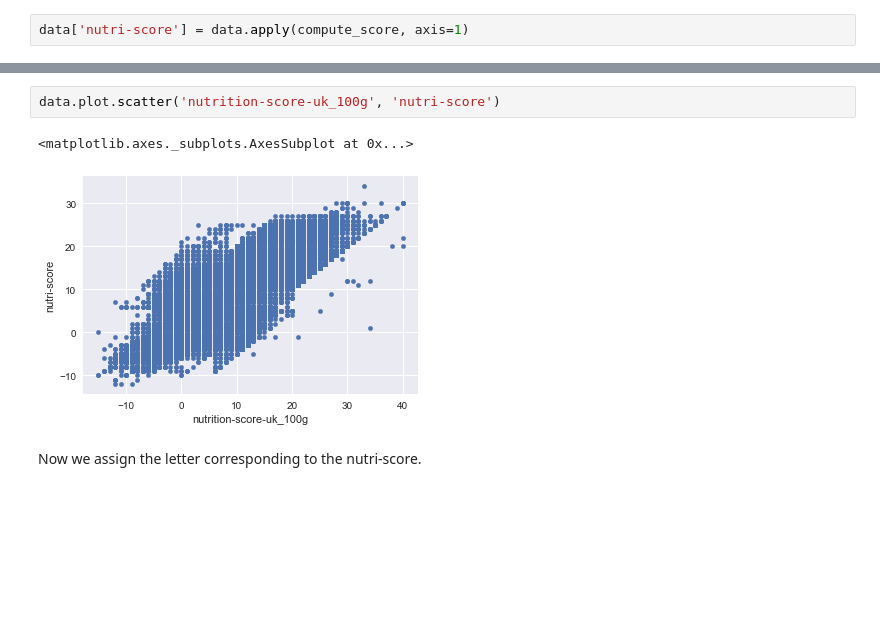
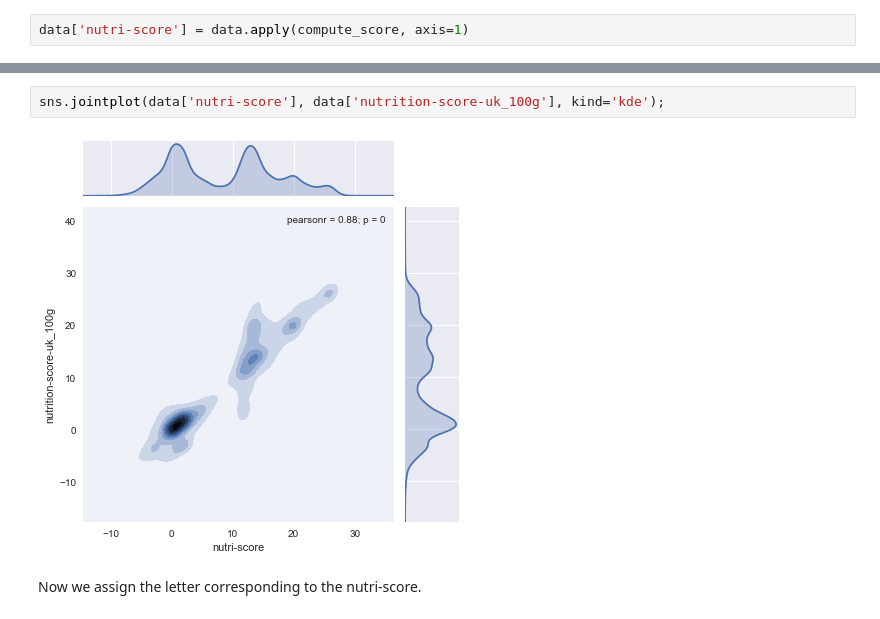
Before and after one commit to Painguin/smart_rams_project, a Jupyter notebook: Project.ipynb, the cells around one changed output, grey strips where cells are left out. Saved outputs shown, nothing was run; the diff lists cells and outputs as text; blank space fills up the shorter version.

Commit message:
nutri-score across the globe

```diff
--- a/Project.ipynb
+++ b/Project.ipynb
@@ -302,9 +289,8 @@ data['nutri-score'].hist(bins=int(data['nutri-score'].max() - data['nutri-score'
 [figure]
-# %%
-data.plot.scatter('nutrition-score-uk_100g', 'nutri-score')
-# %% [output]
-<matplotlib.axes._subplots.AxesSubplot at 0x...>
-[figure, removed]
+# %%
+sns.jointplot(data['nutri-score'], data['nutrition-score-uk_100g'], kind='kde');
+# %% [output]
+[figure, added]
 # %% [markdown]
 Now we assign the letter corresponding to the nutri-score.
 # %%
```
Also changed, not shown: parts of 62 cells of this notebook.
